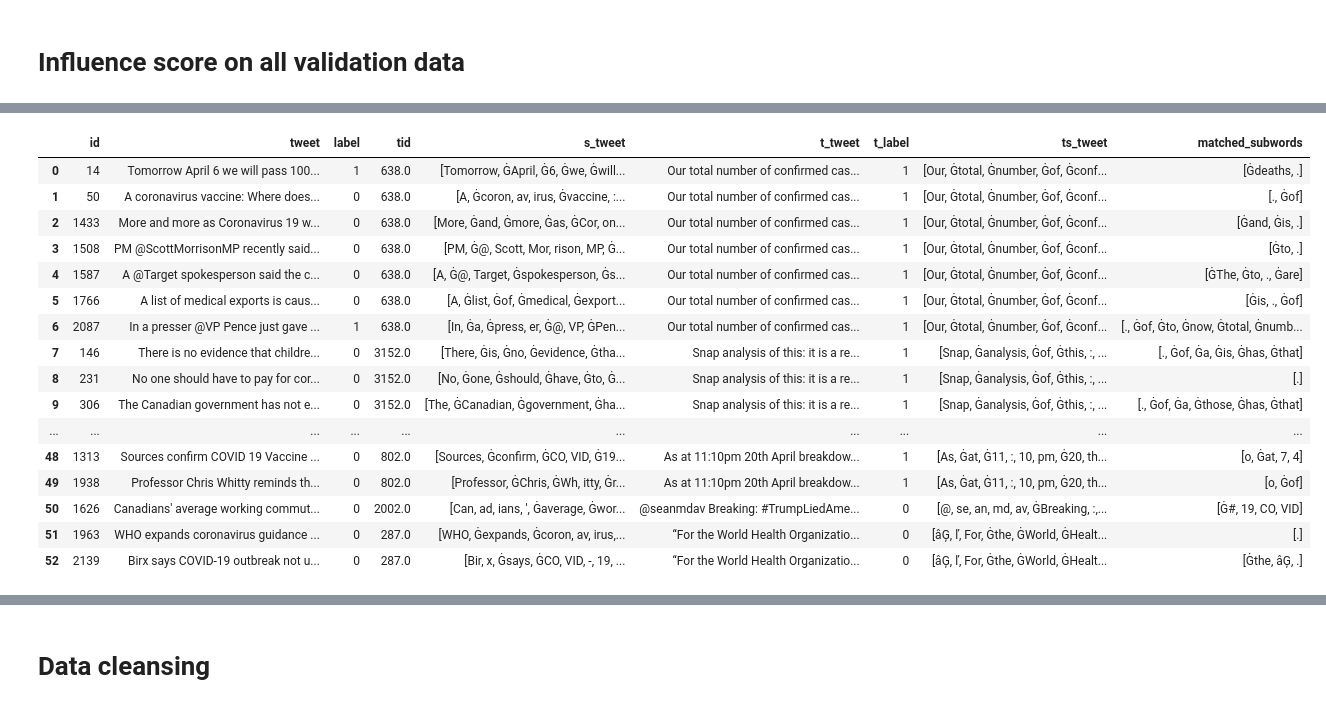
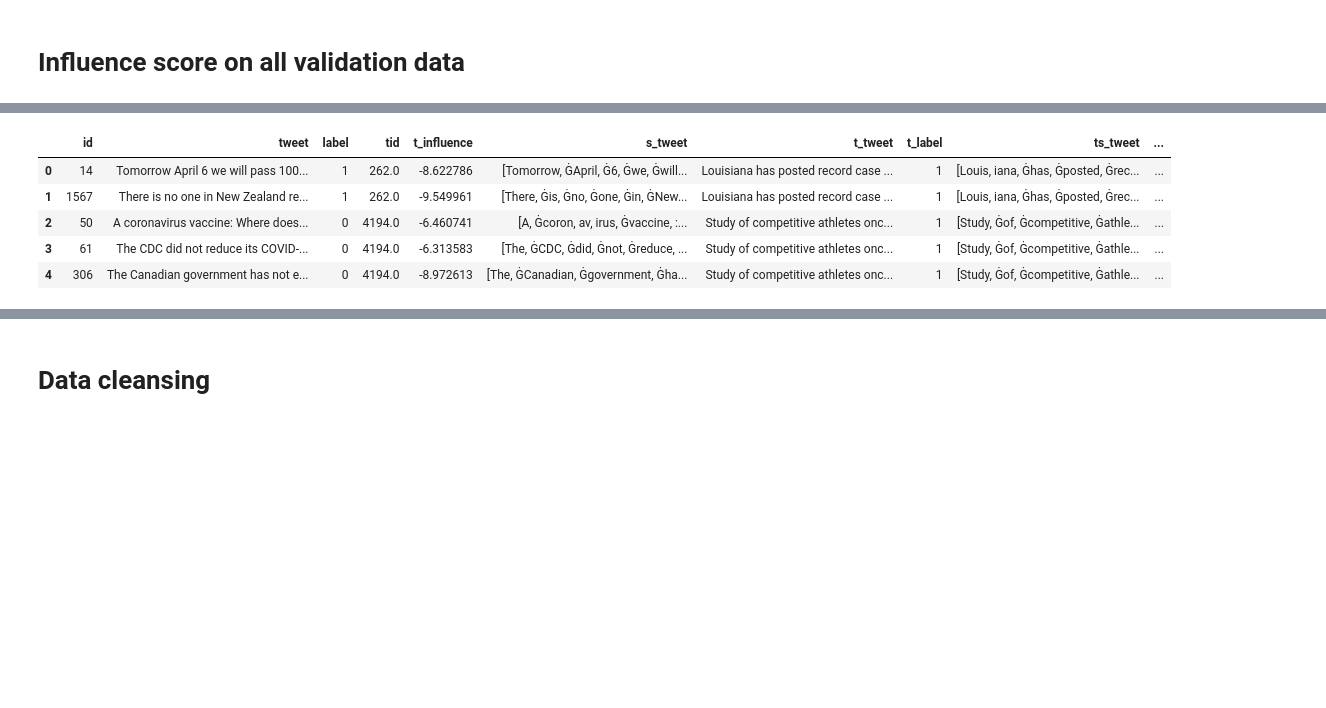
Before and after one commit to yjbang/Model-Generalization-for-Fact-Checking, a Jupyter notebook: finetune_fake_news.ipynb, the cells around one changed output, grey strips where cells are left out. Drawn from its saved outputs; the diff is of its cells as text; code cells hidden in the pictures; blank space fills up the shorter version.

```diff
--- a/finetune_fake_news.ipynb
+++ b/finetune_fake_news.ipynb
@@ -323,5 +396,7 @@ influence_score(model, ids[0], subword_batch, mask_batch, label_batch, device='c
 # %%
 %%time
+model = model.cuda().eval()
+model.load_state_dict(torch.load('./tmp/model_weight.pt'))
 results = get_inference_result(model, valid_loader, device='cuda')
 correct_list = list(map(lambda kv: kv[0], filter(lambda kv: kv[1], results.items())))
 incorrect_list = list(map(lambda kv: kv[0], filter(lambda kv: not kv[1], results.items())))
@@ -380,0 +509,8 @@ np.save('./tmp/influence_matrix_all.npy', (influence_matrix, idx2id))
+# %%
+train_dataset = FakeNewsDataset(dataset_path=train_dataset_path, tokenizer=tokenizer, lowercase=False)
+valid_dataset = FakeNewsDataset(dataset_path=valid_dataset_path, tokenizer=tokenizer, lowercase=False)
+# test_dataset = FakeNewsDataset(dataset_path=test_dataset_path, tokenizer=tokenizer, lowercase=False)
+
+train_loader = FakeNewsDataLoader(dataset=train_dataset, max_seq_len=512, batch_size=8, num_workers=8, shuffle=True)
+valid_loader = FakeNewsDataLoader(dataset=valid_dataset, max_seq_len=512, batch_size=8, num_workers=8, shuffle=False)
+# test_loader = FakeNewsDataLoader(dataset=test_dataset, max_seq_len=512, batch_size=8, num_workers=8, shuffle=False)
@@ -380,0 +523,2 @@ np.save('./tmp/influence_matrix_all.npy', (influence_matrix, idx2id))
+# %%
+model.load_state_dict(torch.load('./tmp/model_weight.pt'))
@@ -399,7 +551,3 @@ filt_valid_df = filt_valid_loader.dataset.data
-# %%
-indices = influence_matrix.argmin(axis=-1)
-for id, tid in zip([i for i in range(len(indices))], indices):
-    filt_valid_df.loc[filt_valid_df['id'] == id, 'tid'] = tid
 # %%
 train_df.columns = ['tid','t_tweet', 't_label']
 
@@ -415,21 +563,10 @@ json.dump(merged_df[['tweet', 't_tweet', 's_tweet', 'ts_tweet', 'matched_subword
 # %%
-merged_df
+merged_df.head()
 # %% [output]
-|  | id | tweet | label | tid | s_tweet | t_tweet | t_label | ts_tweet | matched_subwords |
-| 0 | 14 | Tomorrow April 6 we will pass 100... | 1 | 638.0 | [Tomorrow, ĠApril, Ġ6, Ġwe, Ġwill... | Our total number of confirmed cas... | 1 | [Our, Ġtotal, Ġnumber, Ġof, Ġconf... | [Ġdeaths, .] |
-| 1 | 50 | A coronavirus vaccine: Where does... | 0 | 638.0 | [A, Ġcoron, av, irus, Ġvaccine, :... | Our total number of confirmed cas... | 1 | [Our, Ġtotal, Ġnumber, Ġof, Ġconf... | [., Ġof] |
-| 2 | 1433 | More and more as Coronavirus 19 w... | 0 | 638.0 | [More, Ġand, Ġmore, Ġas, ĠCor, on... | Our total number of confirmed cas... | 1 | [Our, Ġtotal, Ġnumber, Ġof, Ġconf... | [Ġand, Ġis, .] |
-| 3 | 1508 | PM @ScottMorrisonMP recently said... | 0 | 638.0 | [PM, Ġ@, Scott, Mor, rison, MP, Ġ... | Our total number of confirmed cas... | 1 | [Our, Ġtotal, Ġnumber, Ġof, Ġconf... | [Ġto, .] |
-| 4 | 1587 | A @Target spokesperson said the c... | 0 | 638.0 | [A, Ġ@, Target, Ġspokesperson, Ġs... | Our total number of confirmed cas... | 1 | [Our, Ġtotal, Ġnumber, Ġof, Ġconf... | [ĠThe, Ġto, ., Ġare] |
-| 5 | 1766 | A list of medical exports is caus... | 0 | 638.0 | [A, Ġlist, Ġof, Ġmedical, Ġexport... | Our total number of confirmed cas... | 1 | [Our, Ġtotal, Ġnumber, Ġof, Ġconf... | [Ġis, ., Ġof] |
-| 6 | 2087 | In a presser @VP Pence just gave ... | 1 | 638.0 | [In, Ġa, Ġpress, er, Ġ@, VP, ĠPen... | Our total number of confirmed cas... | 1 | [Our, Ġtotal, Ġnumber, Ġof, Ġconf... | [., Ġof, Ġto, Ġnow, Ġtotal, Ġnumb... |
-| 7 | 146 | There is no evidence that childre... | 0 | 3152.0 | [There, Ġis, Ġno, Ġevidence, Ġtha... | Snap analysis of this: it is a re... | 1 | [Snap, Ġanalysis, Ġof, Ġthis, :, ... | [., Ġof, Ġa, Ġis, Ġhas, Ġthat] |
-| 8 | 231 | No one should have to pay for cor... | 0 | 3152.0 | [No, Ġone, Ġshould, Ġhave, Ġto, Ġ... | Snap analysis of this: it is a re... | 1 | [Snap, Ġanalysis, Ġof, Ġthis, :, ... | [.] |
-| 9 | 306 | The Canadian government has not e... | 0 | 3152.0 | [The, ĠCanadian, Ġgovernment, Ġha... | Snap analysis of this: it is a re... | 1 | [Snap, Ġanalysis, Ġof, Ġthis, :, ... | [., Ġof, Ġa, Ġthose, Ġhas, Ġthat] |
-| ... | ... | ... | ... | ... | ... | ... | ... | ... | ... |
-| 48 | 1313 | Sources confirm COVID 19 Vaccine ... | 0 | 802.0 | [Sources, Ġconfirm, ĠCO, VID, Ġ19... | As at 11:10pm 20th April breakdow... | 1 | [As, Ġat, Ġ11, :, 10, pm, Ġ20, th... | [o, Ġat, 7, 4] |
-| 49 | 1938 | Professor Chris Whitty reminds th... | 0 | 802.0 | [Professor, ĠChris, ĠWh, itty, Ġr... | As at 11:10pm 20th April breakdow... | 1 | [As, Ġat, Ġ11, :, 10, pm, Ġ20, th... | [o, Ġof] |
-| 50 | 1626 | Canadians' average working commut... | 0 | 2002.0 | [Can, ad, ians, ', Ġaverage, Ġwor... | @seanmdav Breaking: #TrumpLiedAme... | 0 | [@, se, an, md, av, ĠBreaking, :,... | [Ġ#, 19, CO, VID] |
-| 51 | 1963 | WHO expands coronavirus guidance ... | 0 | 287.0 | [WHO, Ġexpands, Ġcoron, av, irus,... | “For the World Health Organizatio... | 0 | [âĢ, ľ, For, Ġthe, ĠWorld, ĠHealt... | [.] |
-| 52 | 2139 | Birx says COVID-19 outbreak not u... | 0 | 287.0 | [Bir, x, Ġsays, ĠCO, VID, -, 19, ... | “For the World Health Organizatio... | 0 | [âĢ, ľ, For, Ġthe, ĠWorld, ĠHealt... | [Ġthe, âĢ, .] |
+|  | id | tweet | label | tid | t_influence | s_tweet | t_tweet | t_label | ts_tweet | ... |
+| 0 | 14 | Tomorrow April 6 we will pass 100... | 1 | 262.0 | -8.622786 | [Tomorrow, ĠApril, Ġ6, Ġwe, Ġwill... | Louisiana has posted record case ... | 1 | [Louis, iana, Ġhas, Ġposted, Ġrec... | ... |
+| 1 | 1567 | There is no one in New Zealand re... | 1 | 262.0 | -9.549961 | [There, Ġis, Ġno, Ġone, Ġin, ĠNew... | Louisiana has posted record case ... | 1 | [Louis, iana, Ġhas, Ġposted, Ġrec... | ... |
+| 2 | 50 | A coronavirus vaccine: Where does... | 0 | 4194.0 | -6.460741 | [A, Ġcoron, av, irus, Ġvaccine, :... | Study of competitive athletes onc... | 1 | [Study, Ġof, Ġcompetitive, Ġathle... | ... |
+| 3 | 61 | The CDC did not reduce its COVID-... | 0 | 4194.0 | -6.313583 | [The, ĠCDC, Ġdid, Ġnot, Ġreduce, ... | Study of competitive athletes onc... | 1 | [Study, Ġof, Ġcompetitive, Ġathle... | ... |
+| 4 | 306 | The Canadian government has not e... | 0 | 4194.0 | -8.972613 | [The, ĠCanadian, Ġgovernment, Ġha... | Study of competitive athletes onc... | 1 | [Study, Ġof, Ġcompetitive, Ġathle... | ... |
 # %% [markdown]
```
Also changed, not shown: parts of 40 cells of this notebook, 9 other files.
